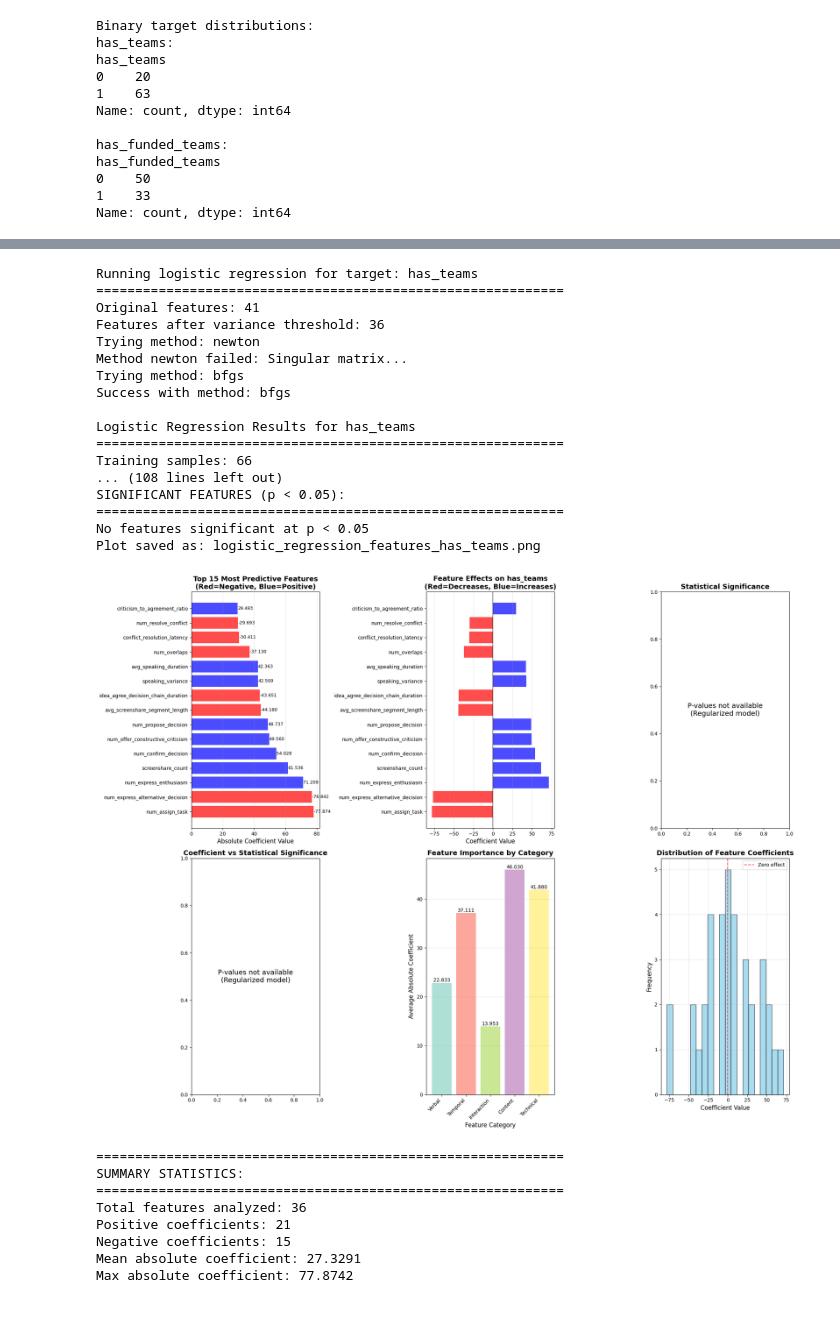
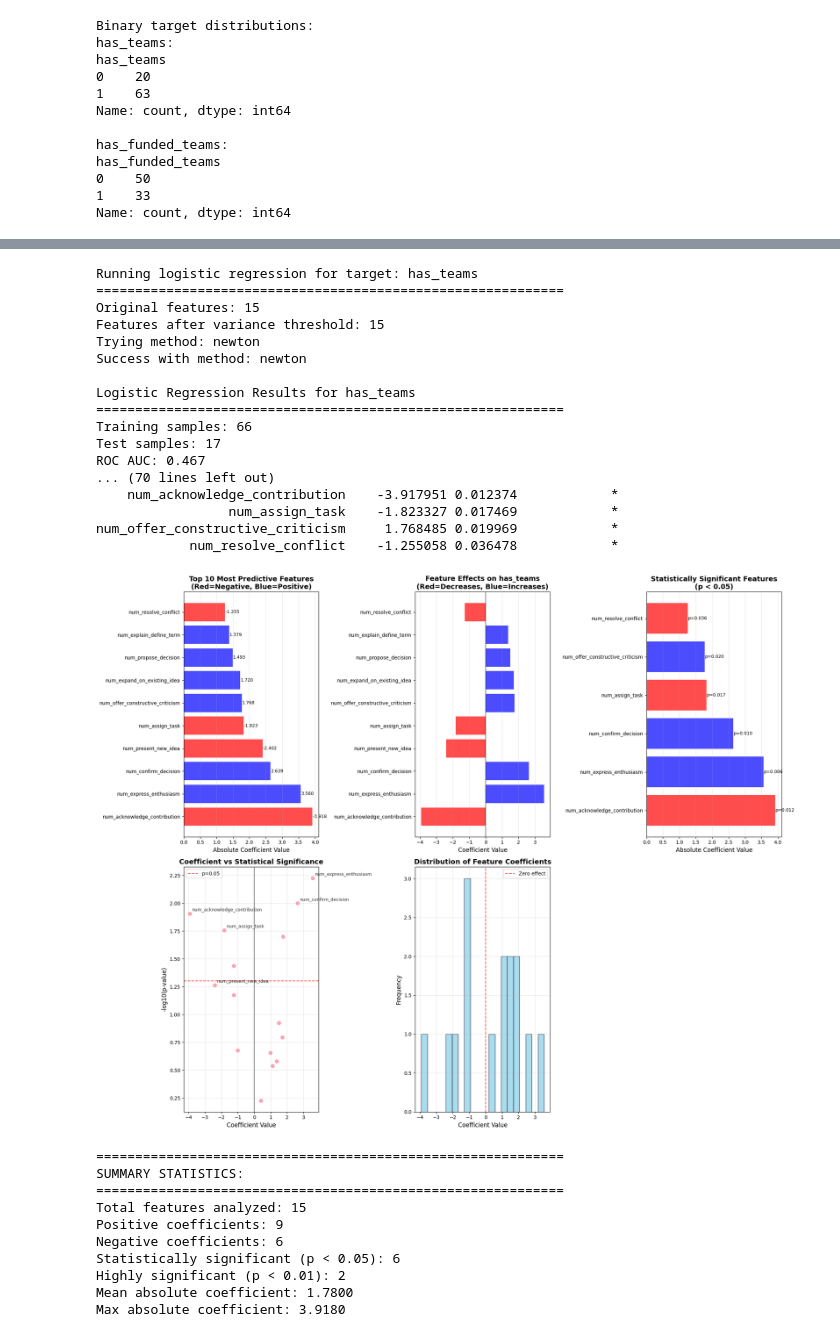
Before and after one commit to eveyhuang/gemini_data_analysis, a Jupyter notebook: merge_analyze_data.ipynb, the cells around one changed output, grey strips where cells are left out. Drawn from its saved outputs; the diff is of its cells as text; code cells hidden in the pictures.

Commit message:
regression results

```diff
--- a/merge_analyze_data.ipynb
+++ b/merge_analyze_data.ipynb
@@ -909,0 +576,30 @@ Analysis complete!
+# %%
+## NORMALIZE features
+
+from sklearn.preprocessing import StandardScaler
+
+# Columns to exclude from normalization
+exclude_columns = ['conference', 'session', 'num_teams', 'num_funded_teams']
+
+# Columns to normalize
+normalize_columns = [col for col in all_data_df.columns if col not in exclude_columns]
+
+# Fill missing values for normalization
+all_data_df_filled = all_data_df.copy()
+all_data_df_filled[normalize_columns] = all_data_df_filled[normalize_columns].fillna(0)
+
+# Normalize selected columns
+scaler = StandardScaler()
+normalized_values = scaler.fit_transform(all_data_df_filled[normalize_columns])
+
+# Create normalized DataFrame
+normalized_df = pd.DataFrame(normalized_values, columns=normalize_columns, index=all_data_df.index)
+
+# Combine with excluded columns (keep original values)
+for col in exclude_columns:
+    normalized_df[col] = all_data_df[col]
+
+# Reorder columns to match original DataFrame
+normalized_df = normalized_df[exclude_columns + normalize_columns]
+
+print(normalized_df.head())
@@ -914,7 +706,7 @@ import numpy as np
 import matplotlib.pyplot as plt
 
 # Filter out rows where conference == '2020NES'
-filtered_df = all_data_df[all_data_df['conference'] != '2020NES']
+filtered_df = normalized_df[normalized_df['conference'] != '2020NES']
 
 # Exclude non-numeric columns except 'conference'
 numeric_cols = filtered_df.select_dtypes(include=[np.number]).columns.tolist()
@@ -970,14 +762,15 @@ num_funded_teams
 Name: count, dtype: int64
 # %%
 # Create binary versions
-all_data_df['has_teams'] = (all_data_df['num_teams'] > 0).astype(int)
-all_data_df['has_funded_teams'] = (all_data_df['num_funded_teams'] > 0).astype(int)
+normalized_df = pd.read_excel('normalized_all_data_df.xlsx')
+normalized_df['has_teams'] = (normalized_df['num_teams'] > 0).astype(int)
+normalized_df['has_funded_teams'] = (normalized_df['num_funded_teams'] > 0).astype(int)
 
 print("Binary target distributions:")
 print("has_teams:")
-print(all_data_df['has_teams'].value_counts().sort_index())
+print(normalized_df['has_teams'].value_counts().sort_index())
 print("\nhas_funded_teams:")
-print(all_data_df['has_funded_teams'].value_counts().sort_index())
+print(normalized_df['has_funded_teams'].value_counts().sort_index())
 # %% [output]
 Binary target distributions:
 has_teams:
@@ -1385,34 +1235,36 @@ def visualize_logistic_features(df, target_column, top_n=15, save_plots=True):
 
     return results, coef_df, scaler, selected_features
 # %%
-df = all_data_df
+df = normalized_df
 target = 'has_teams'  # Change this to your target variable
 results, coef_df, scaler, features = visualize_logistic_features(df, target)
 # %% [output]
 Running logistic regression for target: has_teams
 ============================================================
-Original features: 41
-Features after variance threshold: 36
+Original features: 15
+Features after variance threshold: 15
 Trying method: newton
-Method newton failed: Singular matrix...
-Trying method: bfgs
-Success with method: bfgs
+Success with method: newton
 
 Logistic Regression Results for has_teams
 ============================================================
 Training samples: 66
-... (108 lines left out)
-SIGNIFICANT FEATURES (p < 0.05):
-============================================================
-No features significant at p < 0.05
-Plot saved as: logistic_regression_features_has_teams.png
+Test samples: 17
+ROC AUC: 0.467
+... (70 lines left out)
+    num_acknowledge_contribution    -3.917951 0.012374            *
+                 num_assign_task    -1.823327 0.017469            *
+num_offer_constructive_criticism     1.768485 0.019969            *
+            num_resolve_conflict    -1.255058 0.036478            *
-[figure, old version]
+[figure, new version]
 ============================================================
 SUMMARY STATISTICS:
 ============================================================
-Total features analyzed: 36
-Positive coefficients: 21
-Negative coefficients: 15
-Mean absolute coefficient: 27.3291
-Max absolute coefficient: 77.8742
+Total features analyzed: 15
+Positive coefficients: 9
+Negative coefficients: 6
+Statistically significant (p < 0.05): 6
+Highly significant (p < 0.01): 2
+Mean absolute coefficient: 1.7800
+Max absolute coefficient: 3.9180
 # %%
```
Also changed, not shown: parts of 25 cells of this notebook, 5 other files.
